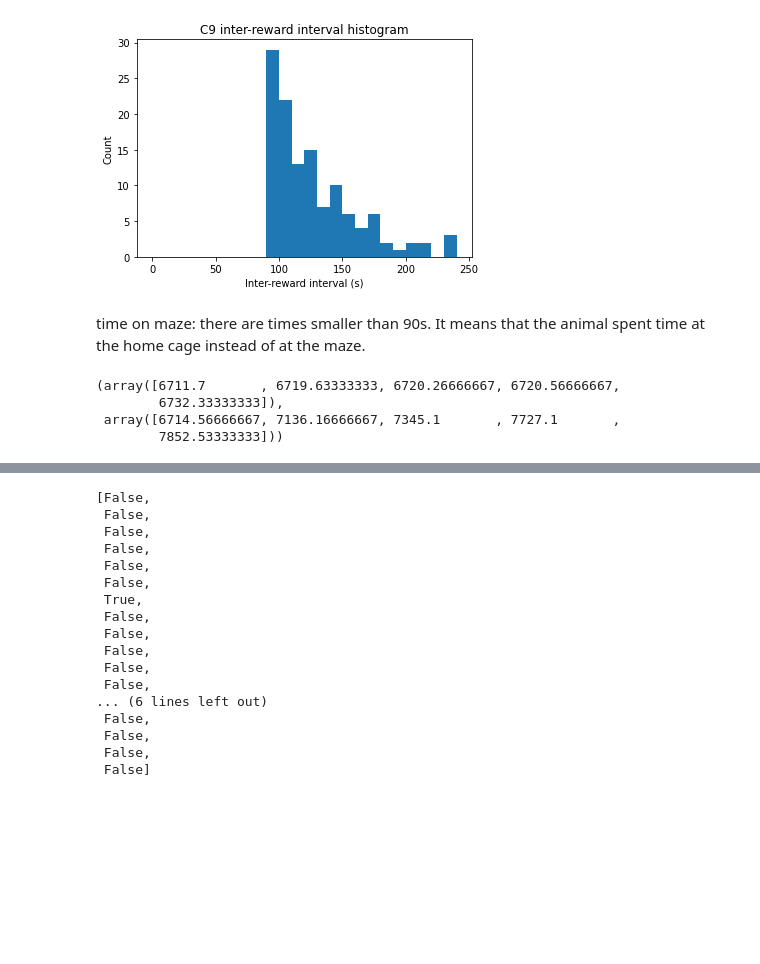
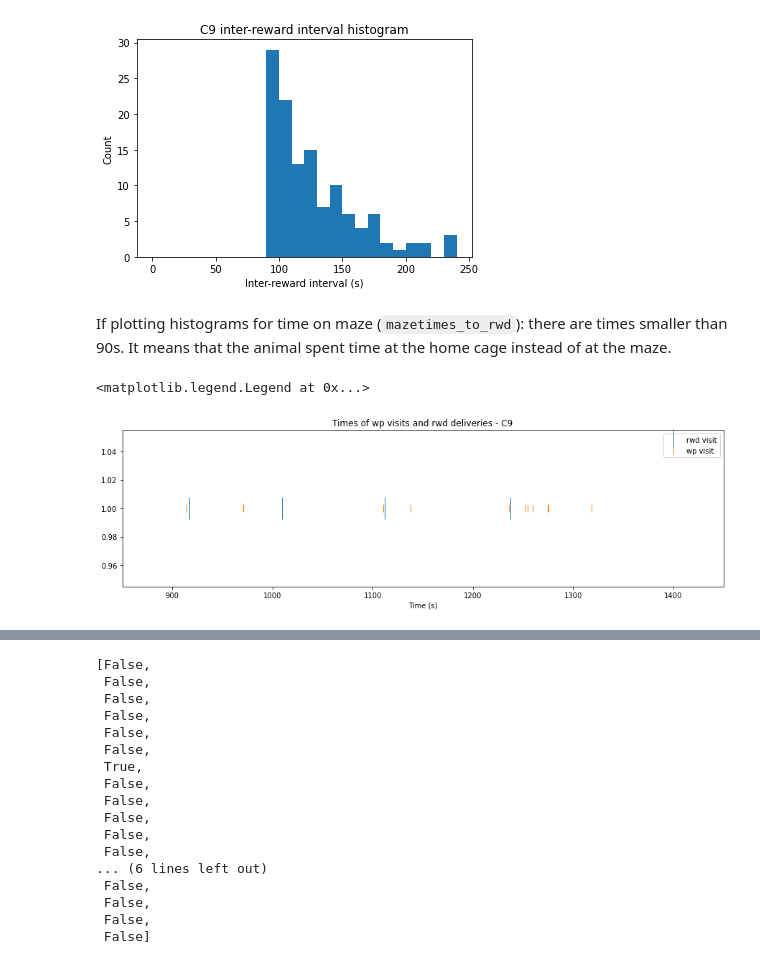
Before and after one commit to umeshksingla/MouseMazeHierRL, a Jupyter notebook: figure inter-(reward or path to water) intervals.ipynb, the cells around one changed output, grey strips where cells are left out. Cells and saved outputs as stored; diff of their text form; code cells hidden in the pictures; blank space fills up the shorter version.

```diff
--- a/figure inter-(reward or path to water) intervals.ipynb
+++ b/figure inter-(reward or path to water) intervals.ipynb
@@ -196,11 +193,11 @@ for nickname in RewNames:
 # for nickname in AllNames:  # there is some error, gotta check later
     tf=LoadTraj(nickname+'-tf')
 
-    # calculate waterport visits
+    # get waterport visits frames
     frs_to_waterport_visits = []
     for bout in range(n_bouts):
         rwd_node_visits_frs = tf.no[bout][tf.no[bout][:,0]==rwd_node]
-        if len(rwd_node_visits)>0:
+        if len(rwd_node_visits_frs)>0:
             bout_init_fr = tf.fr[bout,0]
             frs_to_waterport_visits.append(bout_init_fr + rwd_node_visits_frs[:,1])
 
@@ -263,33 +260,45 @@ for nickname in RewNames:
 [figure]
 [figure]
 # %% [markdown]
-time on maze: there are times smaller than 90s. It means that the animal spent time at the home cage instead of at the maze.
+If plotting histograms for time on maze (`mazetimes_to_rwd`): there are times smaller than 90s. It means that the animal spent time at the home cage instead of at the maze.
 # %%
-nickname = "B1"
+def get_wp_visit_times_and_rwd_times(tf):
+    frs_to_waterport_visits = []
+    n_bouts = len(tf.no)
+    for bout in range(n_bouts):
+        rwd_node_visits_frs = tf.no[bout][tf.no[bout][:,0]==rwd_node]
+        if len(rwd_node_visits_frs)>0:
+            bout_init_fr = tf.fr[bout,0]  # first frame of the bout
+            frs_to_waterport_visits.append(bout_init_fr + rwd_node_visits_frs[:,1])
+
+    frs_to_waterport_visits = np.concatenate(frs_to_waterport_visits)
+
+    times_to_waterport_visits = np.array([frame_to_waterport_visit / frame_rate
+                                             for frame_to_waterport_visit in frs_to_waterport_visits])
+
+    # calculate reward deliveries
+
+    frames_to_rwd = np.array([s_e_frs_of_each_rwd[0]+tf.fr[bout_idx,0] for bout_idx, frs_rwd in enumerate(tf.re)
+                                                                                            for s_e_frs_of_each_rwd in frs_rwd])
+    times_to_rwd = np.array([frame_to_rwd/frame_rate for frame_to_rwd in frames_to_rwd])
+
+    return times_to_waterport_visits, times_to_rwd
+
+nickname = "C9"
 tf=LoadTraj(nickname+'-tf')
 
-# calculate waterport visits
-frs_to_waterport_visits = []
-for bout in range(n_bouts):
-    rwd_node_visits_frs = tf.no[bout][tf.no[bout][:,0]==rwd_node]
-    if len(rwd_node_visits)>0:
-        bout_init_fr = tf.fr[bout,0]
-        frs_to_waterport_visits.append(bout_init_fr + rwd_node_visits_frs[:,1])
+times_to_waterport_visits, times_to_rwd = get_wp_visit_times_and_rwd_times(tf)
 
-frs_to_waterport_visits = np.concatenate(frs_to_waterport_visits)
+init_time=850
+time_window=600
 
-times_to_waterport_visits = np.array([frame_to_waterport_visit / frame_rate
-                                         for frame_to_waterport_visit in frs_to_waterport_visits])
-
-frames_to_rwd = np.array([s_e_frs_of_each_rwd[0]+tf.fr[bout_idx,0] for bout_idx, frs_rwd in enumerate(tf.re)
-                                                                                        for s_e_frs_of_each_rwd in frs_rwd])
-times_to_rwd = np.array([frame_to_rwd/frame_rate for frame_to_rwd in frames_to_rwd])
-
-
-
-times_to_waterport_visits[0:5], times_to_rwd[0:5]#, tf.no[-1][:,0]==rwd_node
+figure(figsize=(15,4))
+plt.plot(times_to_rwd, ones(len(times_to_rwd)), '|', markersize=30, label='rwd visit')
+plt.plot(times_to_waterport_visits, ones(len(times_to_waterport_visits)), '|', markersize=10, label='wp visit')
+xlim(init_time, init_time+time_window)
+title("Times of wp visits and rwd deliveries - %s" % nickname)
+xlabel("Time (s)")
+legend()
 # %% [output]
-(array([6711.7       , 6719.63333333, 6720.26666667, 6720.56666667,
-        6732.33333333]),
- array([6714.56666667, 7136.16666667, 7345.1       , 7727.1       ,
-        7852.53333333]))
+<matplotlib.legend.Legend at 0x...>
+[figure, added]
```
Also changed, not shown: parts of 14 cells of this notebook.
